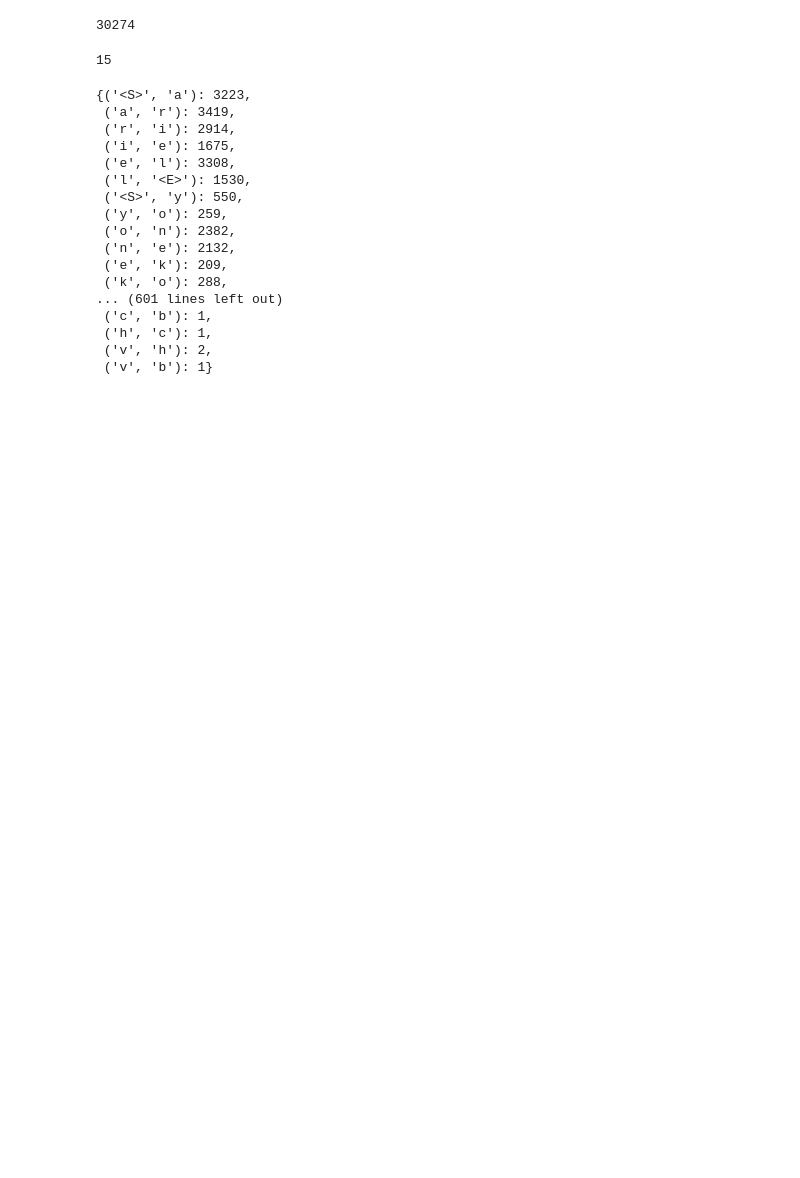
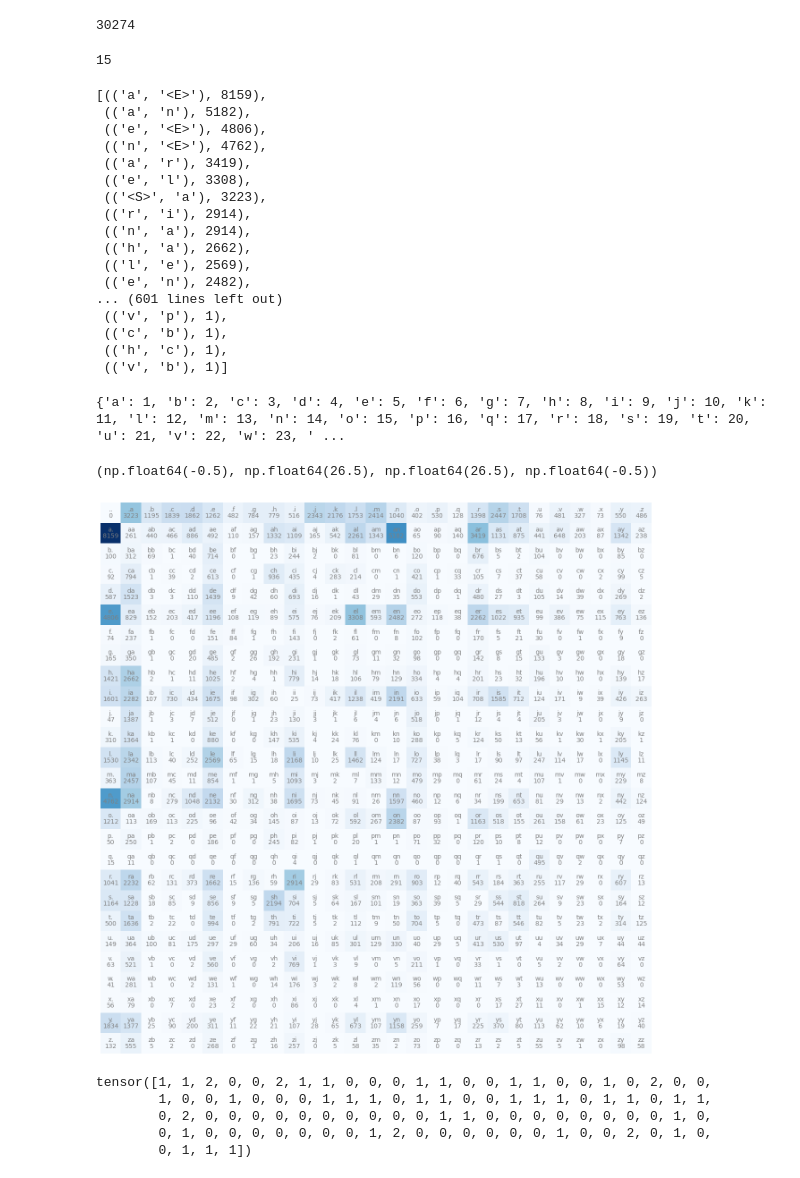
Before and after one commit to Mano181/Generator, a Jupyter notebook: Bigrams.ipynb, the cells around one changed output. Cells and saved outputs as stored; diff of their text form; code cells hidden in the pictures; blank space fills up the shorter version.

```diff
--- a/Bigrams.ipynb
+++ b/Bigrams.ipynb
@@ -18,22 +17,22 @@ for n in names:
         bigram = (ch1, ch2)
         b[bigram] = b.get(bigram, 0) +1
 # %%
-b
+sorted(b.items(), key = lambda kv: -kv[1])
 # %% [output]
-{('<S>', 'a'): 3223,
- ('a', 'r'): 3419,
- ('r', 'i'): 2914,
- ('i', 'e'): 1675,
- ('e', 'l'): 3308,
- ('l', '<E>'): 1530,
- ('<S>', 'y'): 550,
- ('y', 'o'): 259,
- ('o', 'n'): 2382,
- ('n', 'e'): 2132,
- ('e', 'k'): 209,
- ('k', 'o'): 288,
+[(('a', '<E>'), 8159),
+ (('a', 'n'), 5182),
+ (('e', '<E>'), 4806),
+ (('n', '<E>'), 4762),
+ (('a', 'r'), 3419),
+ (('e', 'l'), 3308),
+ (('<S>', 'a'), 3223),
+ (('r', 'i'), 2914),
+ (('n', 'a'), 2914),
+ (('h', 'a'), 2662),
+ (('l', 'e'), 2569),
+ (('e', 'n'), 2482),
 ... (601 lines left out)
- ('c', 'b'): 1,
- ('h', 'c'): 1,
- ('v', 'h'): 2,
- ('v', 'b'): 1}
+ (('v', 'p'), 1),
+ (('c', 'b'), 1),
+ (('h', 'c'), 1),
+ (('v', 'b'), 1)]
@@ -39,0 +41,45 @@ b
+# %%
+N = torch.zeros ((27, 27), dtype=torch.int32)
+# %%
+chars = sorted(list(set(''.join(names))))
+stoi = {s:i+1 for i,s in enumerate(chars)}
+stoi['.'] = 0
+itos = {i:s for s,i in stoi.items()}
+print(stoi)
+# %% [output]
+{'a': 1, 'b': 2, 'c': 3, 'd': 4, 'e': 5, 'f': 6, 'g': 7, 'h': 8, 'i': 9, 'j': 10, 'k': 11, 'l': 12, 'm': 13, 'n': 14, 'o': 15, 'p': 16, 'q': 17, 'r': 18, 's': 19, 't': 20, 'u': 21, 'v': 22, 'w': 23, ' ...
+# %%
+for w in names:
+    chs = ['.'] + list(w) + ['.']
+    for ch1, ch2 in zip(chs, chs[1:]):
+        ix1 = stoi[ch1]
+        ix2 = stoi[ch2]
+        N[ix1, ix2] += 1
+# %%
+import matplotlib.pyplot as plt
+%matplotlib inline
+
+plt.figure(figsize=(16,16))
+plt.imshow(N, cmap = 'Blues')
+for i in range(27):
+    for j in range(27):
+        chstr = itos[i] + itos[j]
+        plt.text(j, i, chstr, ha="center", va="bottom", color='grey')
+        plt.text(j, i, N[i,j].item(),  ha="center", va="top", color='gray')
+
+plt.axis('off')
+# %% [output]
+(np.float64(-0.5), np.float64(26.5), np.float64(26.5), np.float64(-0.5))
+[figure, added]
+# %%
+g = torch.Generator().manual_seed(2147483647)
+p = torch.rand(3, generator=g)
+p /= p.sum()
+p
+torch.multinomial(p,num_samples=100,replacement=True,generator=g)
+# %% [output]
+tensor([1, 1, 2, 0, 0, 2, 1, 1, 0, 0, 0, 1, 1, 0, 0, 1, 1, 0, 0, 1, 0, 2, 0, 0,
+        1, 0, 0, 1, 0, 0, 0, 1, 1, 1, 0, 1, 1, 0, 0, 1, 1, 1, 0, 1, 1, 0, 1, 1,
+        0, 2, 0, 0, 0, 0, 0, 0, 0, 0, 0, 0, 1, 1, 0, 0, 0, 0, 0, 0, 0, 0, 1, 0,
+        0, 1, 0, 0, 0, 0, 0, 0, 0, 1, 2, 0, 0, 0, 0, 0, 0, 1, 0, 0, 2, 0, 1, 0,
+        0, 1, 1, 1])
```
Also changed, not shown: parts of 21 cells of this notebook, 6 other files.
